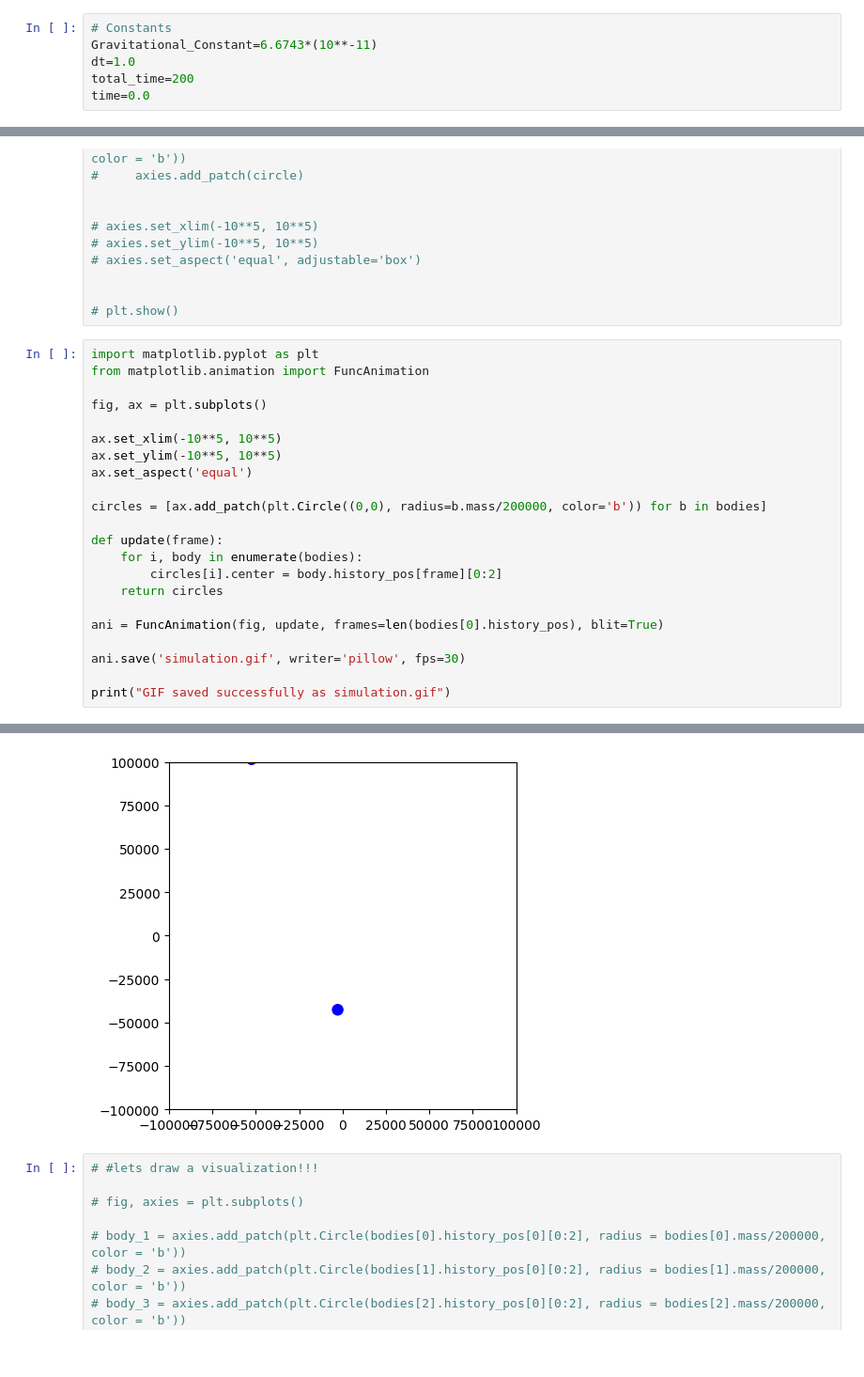
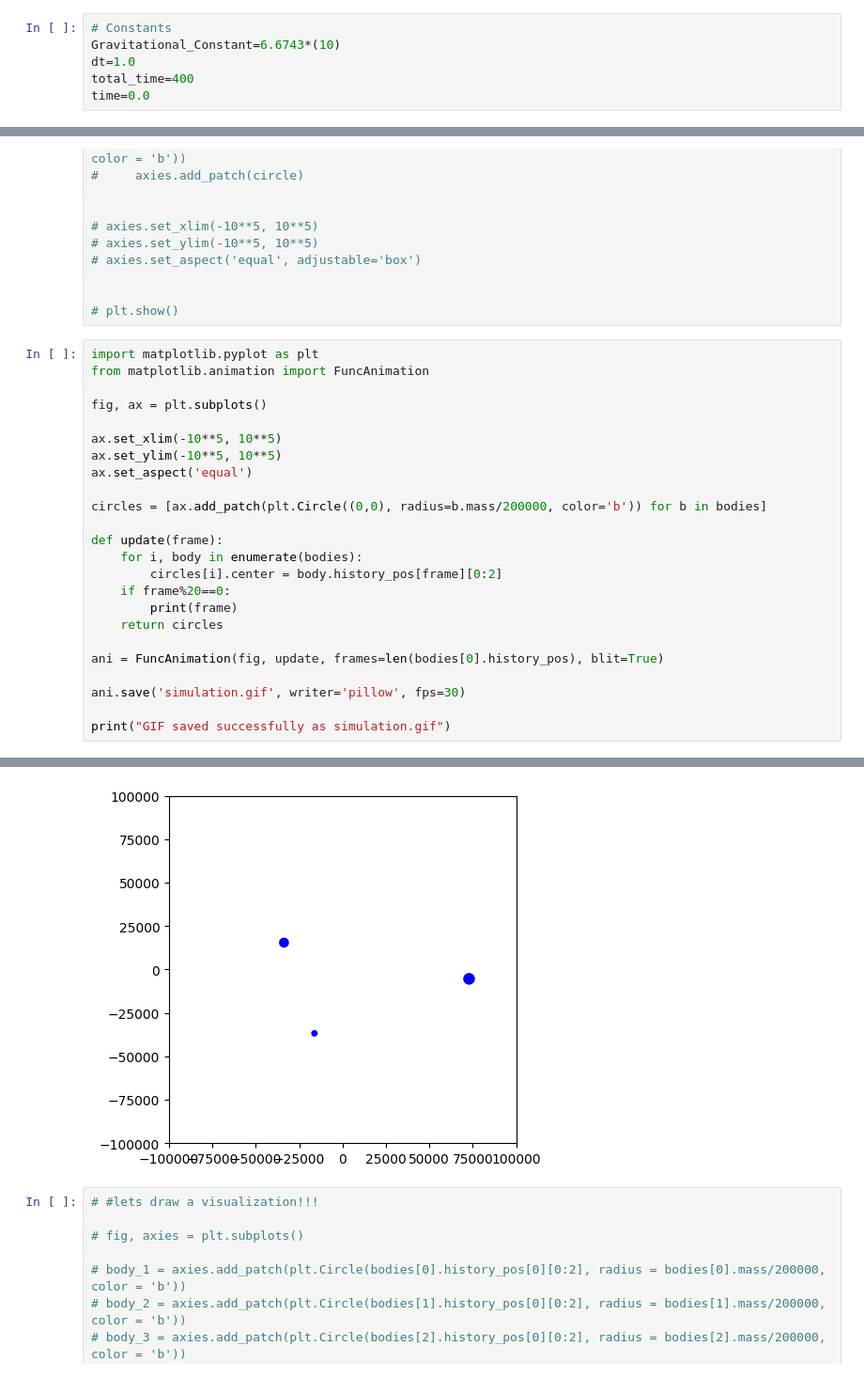
Before and after one commit to Digicat509/Three-body-problem, a Jupyter notebook: firstnotebookmaybeinitialcode.ipynb, the cells around one changed output, grey strips where cells are left out. Shown at 94% size. Drawn from its saved outputs; the diff is of its cells as text.

```diff
--- a/firstnotebookmaybeinitialcode.ipynb
+++ b/firstnotebookmaybeinitialcode.ipynb
@@ -11,9 +11,9 @@ from matplotlib.collections import PatchCollection
 from mpl_toolkits.mplot3d import Axes3D
 # %%
 # Constants
-Gravitational_Constant=6.6743*(10**-11)
+Gravitational_Constant=6.6743*(10)
 dt=1.0
-total_time=200
+total_time=400
 time=0.0
 # %%
 def normalize_unit_vector(v):
@@ -169,6 +169,8 @@ circles = [ax.add_patch(plt.Circle((0,0), radius=b.mass/200000, color='b')) for
 def update(frame):
     for i, body in enumerate(bodies):
         circles[i].center = body.history_pos[frame][0:2]
+    if frame%20==0:
+        print(frame)
     return circles
 
 ani = FuncAnimation(fig, update, frames=len(bodies[0].history_pos), blit=True)
@@ -180,5 +198,5 @@ print("GIF saved successfully as simulation.gif")
 GIF saved successfully as simulation.gif
-[figure, old version]
+[figure, new version]
 # %%
 # #lets draw a visualization!!!
 
```
Also changed, not shown: parts of 2 cells of this notebook, 1 other file.
